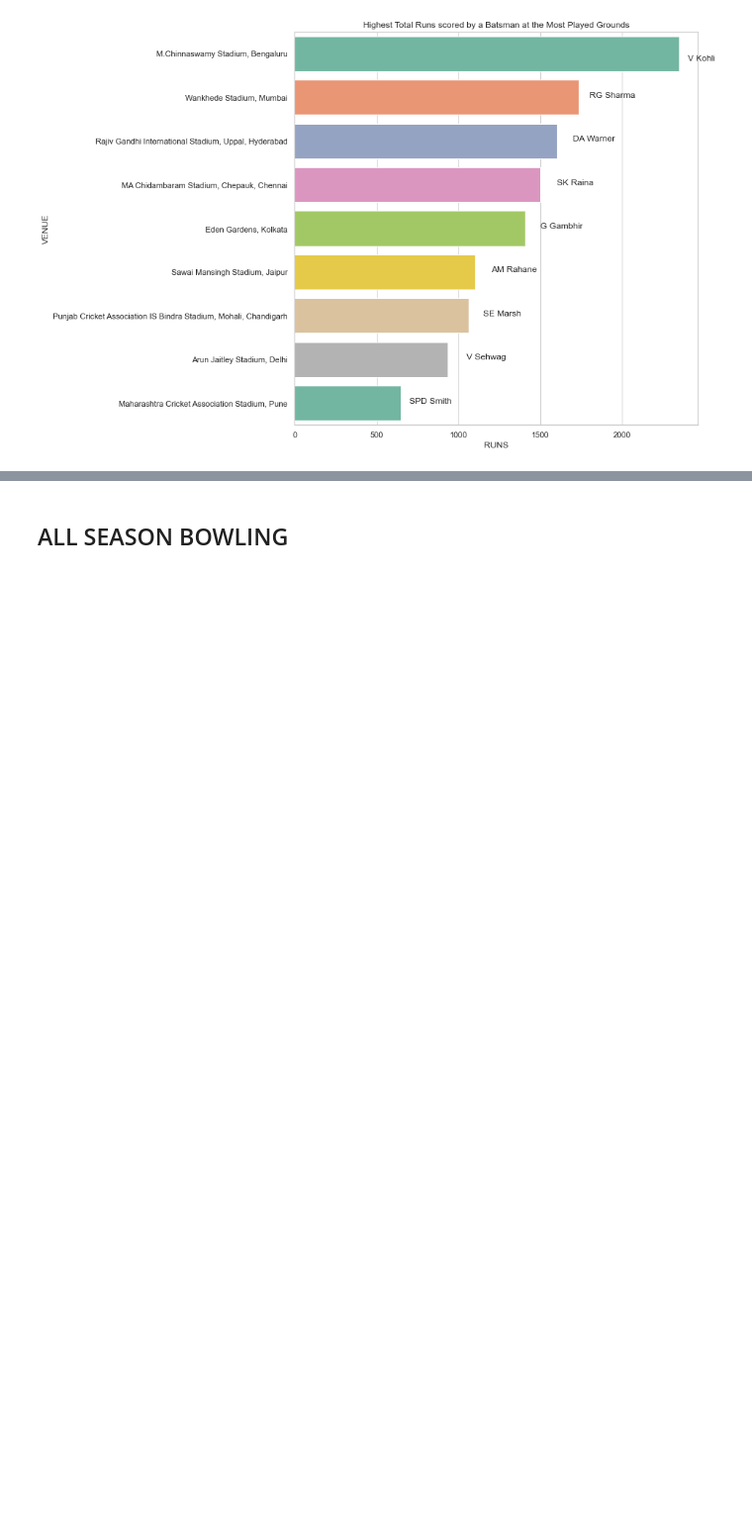
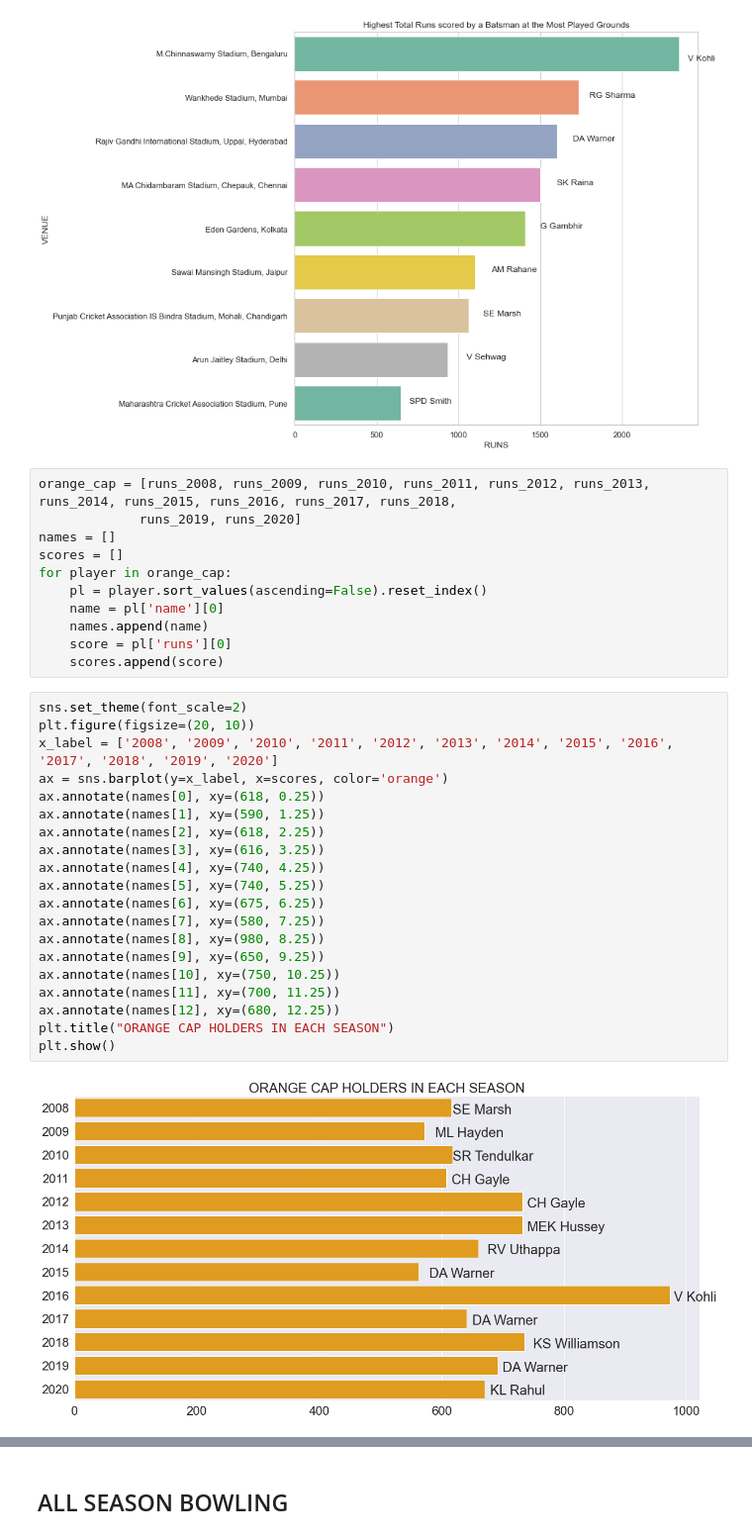
Before and after one commit to umesh-gattem/IPL-D-VIZ, a Jupyter notebook: project/Data Visualization project_murtaza.ipynb, the cells around one changed output, grey strips where cells are left out. Shown at 99% size. Drawn from its saved outputs; the diff is of its cells as text; blank space fills up the shorter version.

```diff
--- a/project/Data Visualization project_murtaza.ipynb
+++ b/project/Data Visualization project_murtaza.ipynb
@@ -1132,3 +1133,36 @@ plt.ylabel('VENUE')
 plt.show()
 # %% [output]
 [figure]
+# %%
+orange_cap = [runs_2008, runs_2009, runs_2010, runs_2011, runs_2012, runs_2013, runs_2014, runs_2015, runs_2016, runs_2017, runs_2018,
+             runs_2019, runs_2020]
+names = []
+scores = []
+for player in orange_cap:
+    pl = player.sort_values(ascending=False).reset_index()
+    name = pl['name'][0]
+    names.append(name)
+    score = pl['runs'][0]
+    scores.append(score)
+# %%
+sns.set_theme(font_scale=2)
+plt.figure(figsize=(20, 10))
+x_label = ['2008', '2009', '2010', '2011', '2012', '2013', '2014', '2015', '2016', '2017', '2018', '2019', '2020']
+ax = sns.barplot(y=x_label, x=scores, color='orange')
+ax.annotate(names[0], xy=(618, 0.25))
+ax.annotate(names[1], xy=(590, 1.25))
+ax.annotate(names[2], xy=(618, 2.25))
+ax.annotate(names[3], xy=(616, 3.25))
+ax.annotate(names[4], xy=(740, 4.25))
+ax.annotate(names[5], xy=(740, 5.25))
+ax.annotate(names[6], xy=(675, 6.25))
+ax.annotate(names[7], xy=(580, 7.25))
+ax.annotate(names[8], xy=(980, 8.25))
+ax.annotate(names[9], xy=(650, 9.25))
+ax.annotate(names[10], xy=(750, 10.25))
+ax.annotate(names[11], xy=(700, 11.25))
+ax.annotate(names[12], xy=(680, 12.25))
+plt.title("ORANGE CAP HOLDERS IN EACH SEASON")
+plt.show()
+# %% [output]
+[figure, added]
```
Also changed, not shown: parts of 20 cells of this notebook.
